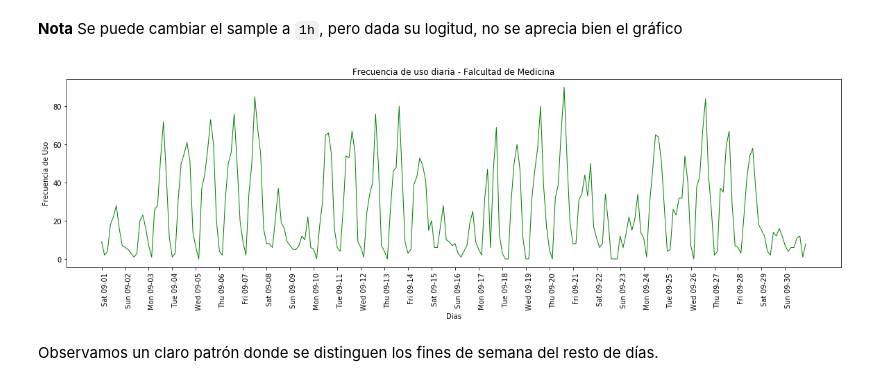
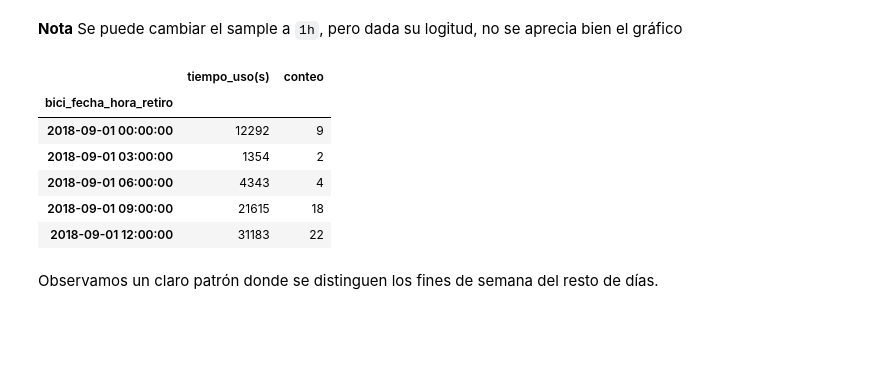
Before and after one commit to pydarg/CABA_MyT_BicicletasPublicas, a Jupyter notebook: notebooks/05.05-Regresion-Lineal.ipynb, the cells around one changed output. Cells and saved outputs as stored; diff of their text form; code cells hidden in the pictures; blank space fills up the shorter version.

```diff
--- a/notebooks/05.05-Regresion-Lineal.ipynb
+++ b/notebooks/05.05-Regresion-Lineal.ipynb
@@ -105,21 +105,15 @@ def resample_data(df):
 **Nota** Se puede cambiar el sample a `1h`, pero dada su logitud, no se aprecia bien el gráfico
 # %%
 df_resampled = resample_data(df) # llamamos nuestra función
-# %%
-plt.figure(figsize=(20, 5))
-
-#damos formato al eje x
-xticks = pd.date_range(start=df_resampled.index.min(), end=df_resampled.index.max(), freq='D')
-plt.xticks(xticks, xticks.strftime("%a %m-%d"), rotation=90, ha="left")
-
-#definimos el plot
-plt.plot(df_resampled, linewidth=1, color='g')
-
-#agregamos información del gráfico
-plt.title('Frecuencia de uso diaria - Falcultad de Medicina')
-plt.xlabel("Dias")
-plt.ylabel("Frecuencia de Uso");
-# %% [output]
-[figure, removed]
+# %%
+df_resampled[['tiempo_uso(s)','conteo']].head()
+# %% [output]
+|  | tiempo_uso(s) | conteo |
+| bici_fecha_hora_retiro |  |  |
+| 2018-09-01 00:00:00 | 12292 | 9 |
+| 2018-09-01 03:00:00 | 1354 | 2 |
+| 2018-09-01 06:00:00 | 4343 | 4 |
+| 2018-09-01 09:00:00 | 21615 | 18 |
+| 2018-09-01 12:00:00 | 31183 | 22 |
 # %% [markdown]
 Observamos un claro patrón donde se distinguen los fines de semana del resto de días.
```
Also changed, not shown: parts of 17 cells of this notebook.
